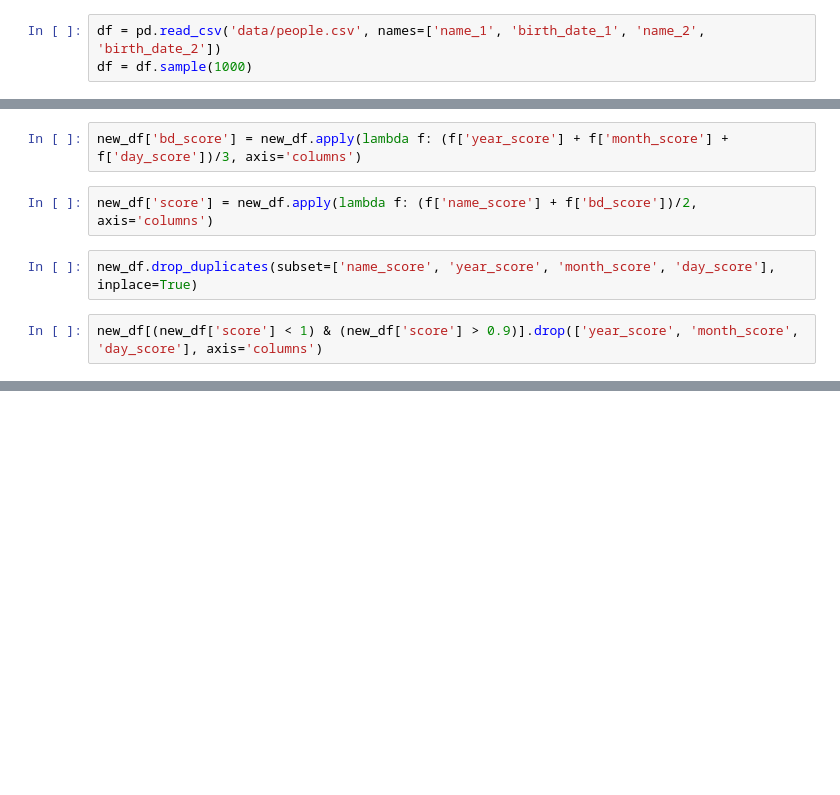
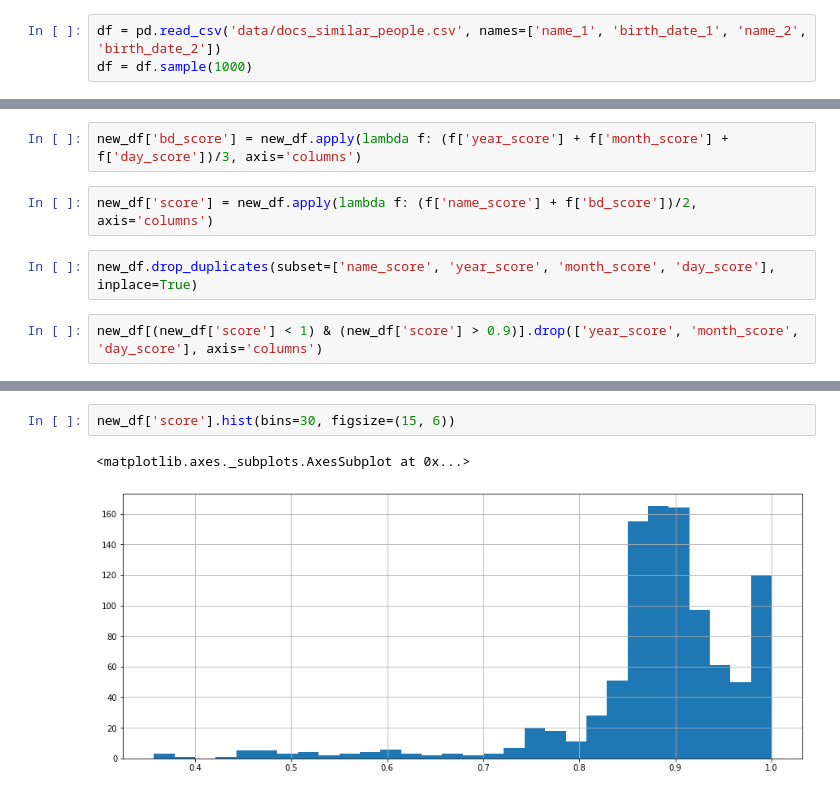
Before and after one commit to vvaannoo/name-matching, a Jupyter notebook: training.ipynb, the cells around one changed output, grey strips where cells are left out. Drawn from its saved outputs; the diff is of its cells as text; blank space fills up the shorter version.

Commit message:
add matplotlib

```diff
--- a/training.ipynb
+++ b/training.ipynb
@@ -5,5 +6,5 @@ from src.date_scoring import calculate_date_similarity
 # %%
-df = pd.read_csv('data/people.csv', names=['name_1', 'birth_date_1', 'name_2', 'birth_date_2'])
+df = pd.read_csv('data/docs_similar_people.csv', names=['name_1', 'birth_date_1', 'name_2', 'birth_date_2'])
 df = df.sample(1000)
 # %%
 df.head()
@@ -39,0 +121,5 @@ new_df[(new_df['name_score'] < 1) & (new_df['name_score'] >= 0.3)].loc[:, ['name
+# %%
+new_df['score'].hist(bins=30, figsize=(15, 6))
+# %% [output]
+<matplotlib.axes._subplots.AxesSubplot at 0x...>
+[figure, added]
```
Also changed, not shown: parts of 6 cells of this notebook, 1 other file.
